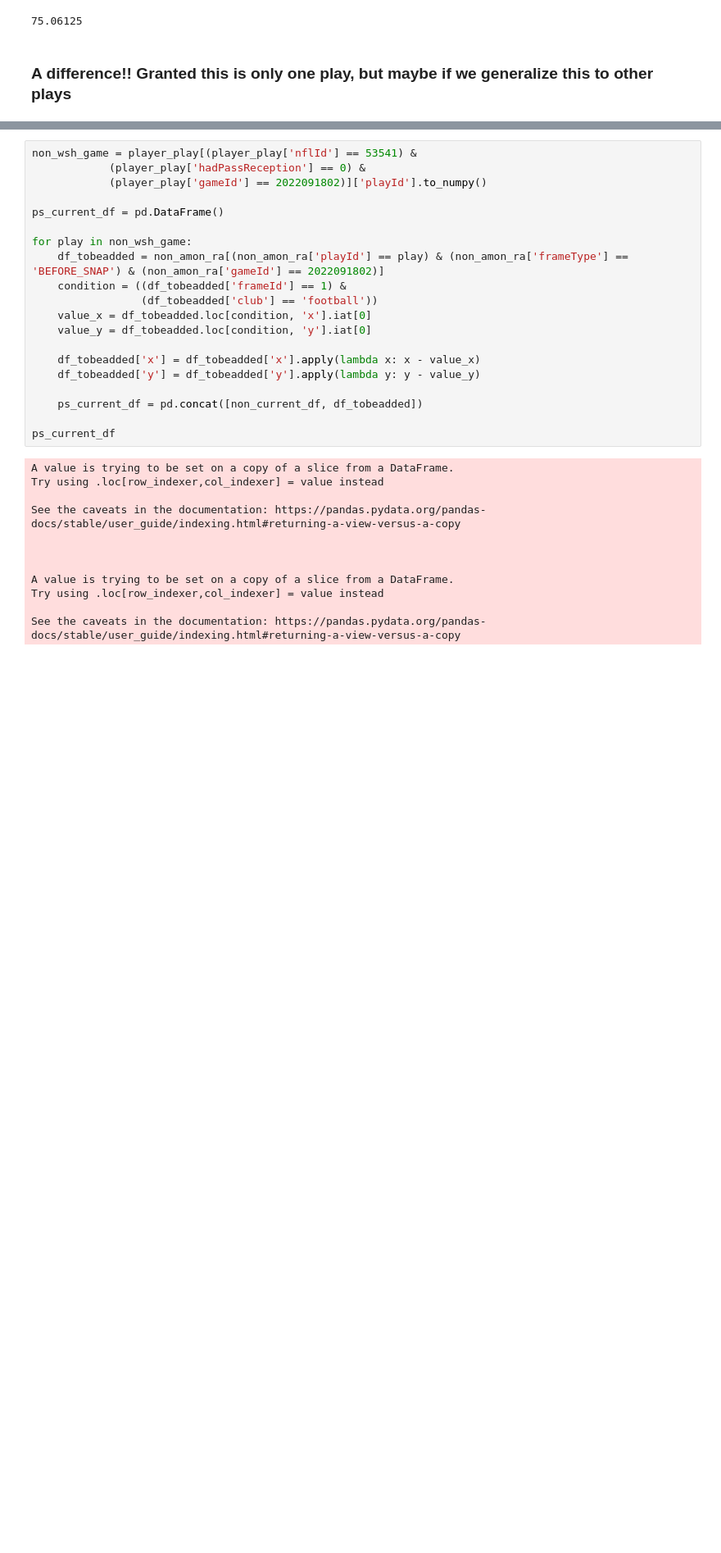
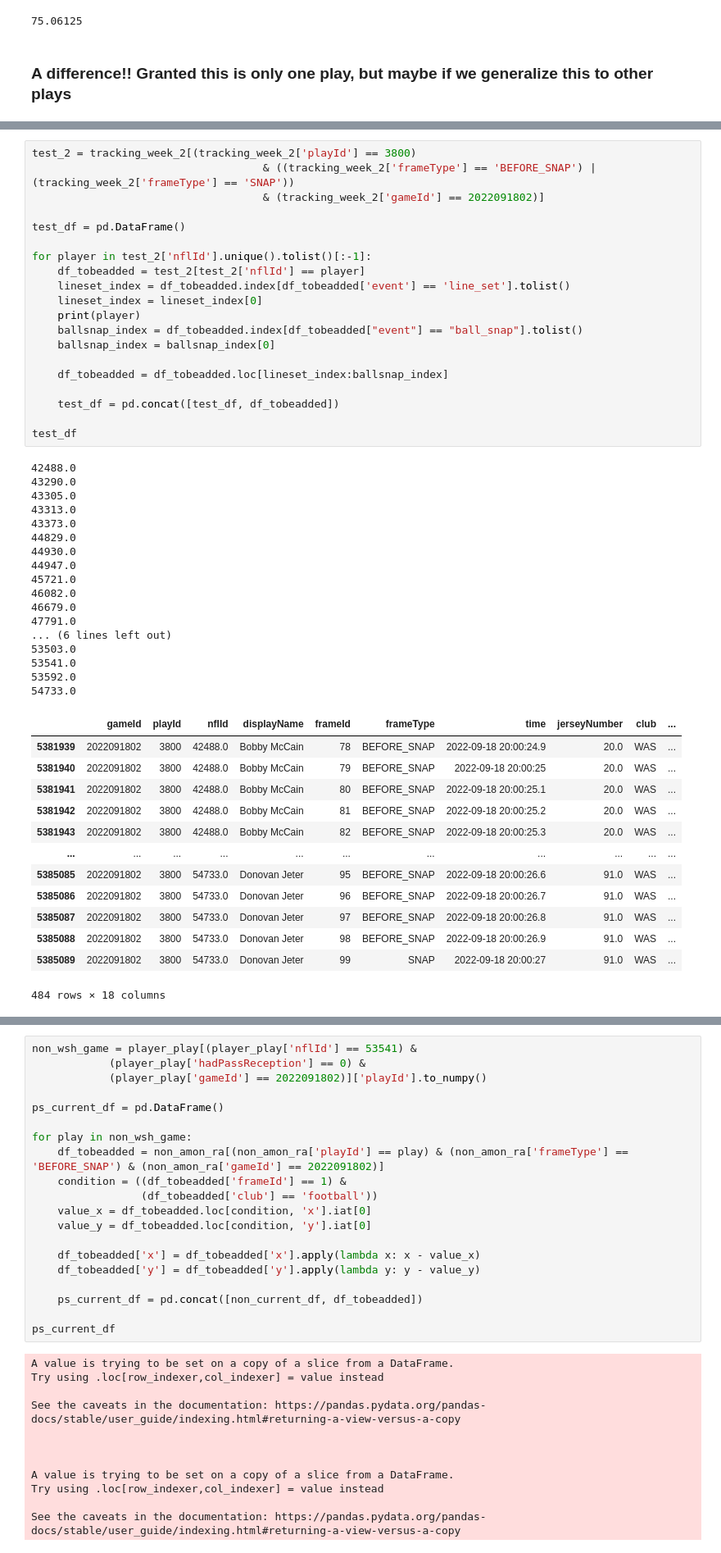
Before and after one commit to APoodle/NFL-Big-Data-Bowl-2025, a Jupyter notebook: nfl-big-data-bowl-2025.ipynb, the cells around one changed output, grey strips where cells are left out. Shown at 82% size. Drawn from its saved outputs; the diff is of its cells as text; blank space fills up the shorter version.

Commit message:
Kaggle Notebook | NFL Big Data Bowl 2025 | Version 20

```diff
--- a/nfl-big-data-bowl-2025.ipynb
+++ b/nfl-big-data-bowl-2025.ipynb
@@ -938,0 +955,51 @@ non_ast_ps_play['o'].mean()
+# %%
+test_2 = tracking_week_2[(tracking_week_2['playId'] == 3800)
+                                    & ((tracking_week_2['frameType'] == 'BEFORE_SNAP') | (tracking_week_2['frameType'] == 'SNAP'))
+                                    & (tracking_week_2['gameId'] == 2022091802)]
+
+test_df = pd.DataFrame()
+
+for player in test_2['nflId'].unique().tolist()[:-1]:
+    df_tobeadded = test_2[test_2['nflId'] == player]
+    lineset_index = df_tobeadded.index[df_tobeadded['event'] == 'line_set'].tolist()
+    lineset_index = lineset_index[0]
+    print(player)
+    ballsnap_index = df_tobeadded.index[df_tobeadded["event"] == "ball_snap"].tolist()
+    ballsnap_index = ballsnap_index[0]
+
+    df_tobeadded = df_tobeadded.loc[lineset_index:ballsnap_index]
+
+    test_df = pd.concat([test_df, df_tobeadded])
+
+test_df
+# %% [output]
+42488.0
+43290.0
+43305.0
+43313.0
+43373.0
+44829.0
+44930.0
+44947.0
+45721.0
+46082.0
+46679.0
+47791.0
+... (6 lines left out)
+53503.0
+53541.0
+53592.0
+54733.0
+|  | gameId | playId | nflId | displayName | frameId | frameType | time | jerseyNumber | club | ... |
+| 5381939 | 2022091802 | 3800 | 42488.0 | Bobby McCain | 78 | BEFORE_SNAP | 2022-09-18 20:00:24.9 | 20.0 | WAS | ... |
+| 5381940 | 2022091802 | 3800 | 42488.0 | Bobby McCain | 79 | BEFORE_SNAP | 2022-09-18 20:00:25 | 20.0 | WAS | ... |
+| 5381941 | 2022091802 | 3800 | 42488.0 | Bobby McCain | 80 | BEFORE_SNAP | 2022-09-18 20:00:25.1 | 20.0 | WAS | ... |
+| 5381942 | 2022091802 | 3800 | 42488.0 | Bobby McCain | 81 | BEFORE_SNAP | 2022-09-18 20:00:25.2 | 20.0 | WAS | ... |
+| 5381943 | 2022091802 | 3800 | 42488.0 | Bobby McCain | 82 | BEFORE_SNAP | 2022-09-18 20:00:25.3 | 20.0 | WAS | ... |
+| ... | ... | ... | ... | ... | ... | ... | ... | ... | ... | ... |
+| 5385085 | 2022091802 | 3800 | 54733.0 | Donovan Jeter | 95 | BEFORE_SNAP | 2022-09-18 20:00:26.6 | 91.0 | WAS | ... |
+| 5385086 | 2022091802 | 3800 | 54733.0 | Donovan Jeter | 96 | BEFORE_SNAP | 2022-09-18 20:00:26.7 | 91.0 | WAS | ... |
+| 5385087 | 2022091802 | 3800 | 54733.0 | Donovan Jeter | 97 | BEFORE_SNAP | 2022-09-18 20:00:26.8 | 91.0 | WAS | ... |
+| 5385088 | 2022091802 | 3800 | 54733.0 | Donovan Jeter | 98 | BEFORE_SNAP | 2022-09-18 20:00:26.9 | 91.0 | WAS | ... |
+| 5385089 | 2022091802 | 3800 | 54733.0 | Donovan Jeter | 99 | SNAP | 2022-09-18 20:00:27 | 91.0 | WAS | ... |
+484 rows × 18 columns
```
Also changed, not shown: parts of 3 cells of this notebook.
